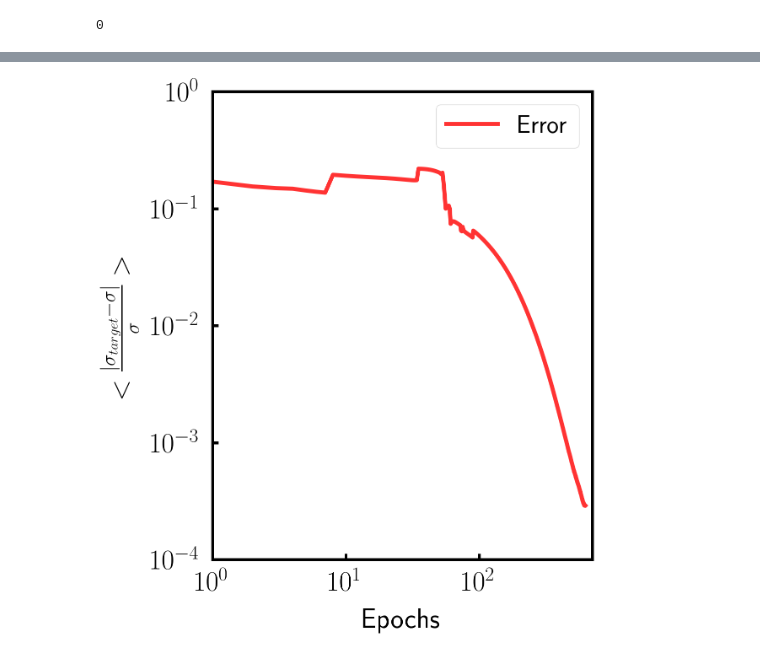
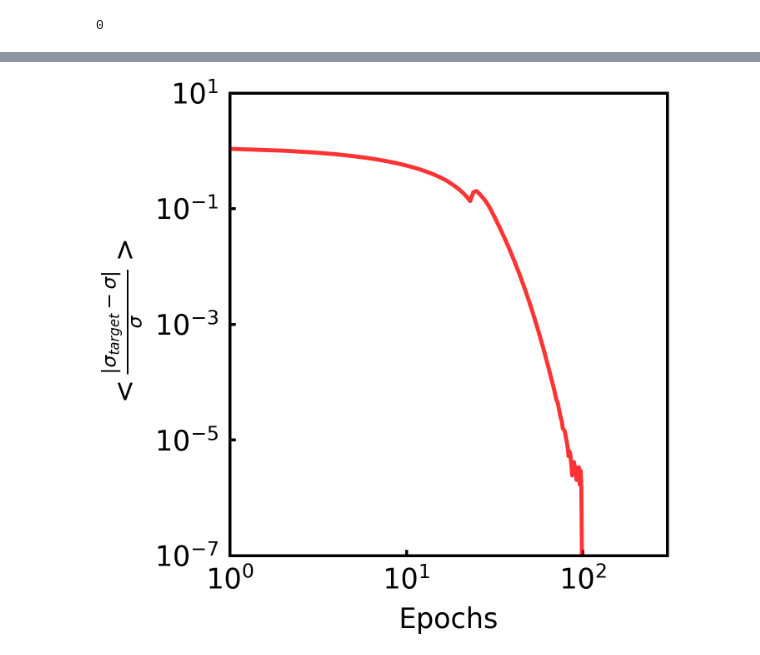
Before and after one commit to ZhangTao-SJTU/tvm, a Jupyter notebook: plot.ipynb, the cells around one changed output, grey strips where cells are left out. Cells and saved outputs as stored; diff of their text form; code cells hidden in the pictures.

```diff
--- a/plot.ipynb
+++ b/plot.ipynb
@@ -219,7 +210,7 @@ import numpy as np
 import pandas as pd
 import os
 
-dir = "tests/6_5.0/"
+dir = "test_decrease_fail/"
 os.makedirs(dir + "animation_assets/", exist_ok=True)
 
 input_file = "init_config.txt".format(iter)
@@ -227,11 +218,13 @@ sample = PeriodicTissue.from_config(dir,input_file)
 stresses = [calculate_max_shear_stress(sample,cellID) for cellID in sample.cells_]
 df = pd.read_csv("{}initial_stress.csv".format(dir))
 colors = ["cyan","blue","purple","green"]
+colors = ["blue"]
+
 df_target= pd.read_csv("{}0000.stresses.csv".format(dir))
 target_stress = df_target["Target"].to_numpy()[0]
 plotter = manuscriptPlots.plot()
-plotter.set_ylim(0,7)
-plotter.set_xlim(0,0.75)
+plotter.set_ylim(0,30)
+plotter.set_xlim(0,0.5)
 plotter.set_xlabel(r"$\sigma_{shear}$")
 plotter.set_xticks([0.25*i for i in range(10)])
 plotter.set_yticks([5*i for i in range(1,10)])
@@ -244,14 +237,14 @@ plotter.initialize_figure()
 # plotter.plot_xy(epochs,errors,label = "Error", color= "red",alpha = 0.8)
 # # plotter.plot_xy_errorbar([i for i in range(len(costs))],costs, err, label = r"$\sigma_{trained}<\sigma_{initial}$", color= "red",alpha = 0.8)
 plotter.histogram_from_array(stresses,bins = 40,alpha = 0.4)
-for i,stress in enumerate(df["Stress"].to_numpy()):
+for i,stress in enumerate(df["Current"].to_numpy()):
     plotter.ax.vlines(stress, ymin = 0, ymax = 5,linestyles= "--", color = colors[i],alpha = 0.75)
 plotter.ax.vlines(target_stress, ymin = 0, ymax = 6.5,linestyles= "-", color = "red",alpha = 1,label = r"$\sigma_{(target)}$")
 plotter.ax.legend()
 plotter.save_fig(dir+"animation_assets/"+"0000.stress.jpg")
 
-for iter in [20*i-1 for i in range(1,1216)]:
-for iter in range(1215,1216):
+# for iter in [10*i-1 for i in range(1,23)]:
+for iter in range(229,230):
 
     input_file = "{:04d}.bulk.txt".format(iter)
     sample = PeriodicTissue.from_config(dir,input_file)
@@ -261,8 +254,8 @@ for iter in range(1215,1216):
     df = pd.read_csv("{}{:04d}.stresses.csv".format(dir,iter))
 
     plotter = manuscriptPlots.plot()
-    plotter.set_ylim(0,7)
-    plotter.set_xlim(0,0.75)
+    plotter.set_ylim(0,30)
+    plotter.set_xlim(0,0.5)
     # plotter.set_title(" p = {:.2f}".format(p))
     plotter.set_xlabel(r"$\sigma_{shear}$")
     # plotter.set_ylabel(r"$<\frac{|\sigma_{target}-\sigma|}{\sigma}>$")
@@ -291,7 +285,7 @@ import os
 from PIL import Image, ImageDraw
 
 # Path to your folder
-folder = "tests/6_5.0_4_cells/animation_assets/"
+folder = "test_decrease_fail/animation_assets/"
 
 # Get sorted list of jpgs (assuming format 0000.stress.jpg ... 1000.stress.jpg)
 files = sorted([f for f in os.listdir(folder) if f.endswith(".jpg")])
@@ -344,8 +338,8 @@ for i, filename in enumerate(files):
 
 
 # Save gif
-frames[0].save("animation_50.gif",
+frames[0].save("test_decrease_fail/graphs/stress_hist.gif",
                save_all=True,
                append_images=frames[1:],
-               duration=50,   # ms per frame
+               duration=500,   # ms per frame
                loop=0)         # loop forever
@@ -389,21 +377,19 @@ from scripts.data_processing import download
 import numpy as np
 import pandas as pd
 import os
+import matplotlib.pyplot as plt
 
-dir = "tests/6_5.0/"
+dir = "test_increase/"
 os.makedirs(dir+"graphs/", exist_ok=True)
 write_average_error(dir)
 
 input_file = "{}errors.txt".format(dir)
 plotter = manuscriptPlots.plot()
-plotter.width=0.6
+# plotter.width=0.6
 # plotter.height=0.7
 
-plotter.set_ylim(1e-4,1)
-
-plotter.set_xlim(1,700)
-
-# plotter.set_title(" p = {:.2f}".format(p))
+plotter.set_ylim(1e-7,10)
+plotter.set_xlim(1,300)
 plotter.set_xlabel("Epochs")
 plotter.set_ylabel(r"$<\frac{|\sigma_{target}-\sigma|}{\sigma}>$")
 # plotter.set_ylabel(r"$<\sum_{cells}{|s_{0,cell}^{(A)}-s_{0,cell}^{(B)}|}>$")
@@ -415,45 +401,46 @@ plotter.set_yScaled()
 plotter.initialize_figure()
 plotter.ax.set_xscale("log")
 plotter.ax.set_yscale("log")
-errors = np.loadtxt(dir+ "errors.txt")
-epochs = [i+1 for i in range(len(errors))]
+errors = np.loadtxt(input_file)
+epochs = [i for i in range(len(errors))]
 plotter.plot_xy(epochs,errors, label= "Error", color= "red",alpha = 0.8)
+plotter.save_fig("{}graphs/error.jpg".format(dir))
 # plotter.plot_xy_errorbar([i for i in range(len(costs))],costs, err, label = r"$\sigma_{trained}<\sigma_{initial}$", color= "red",alpha = 0.8)
 
 # overlaps = np.loadtxt(dir+ "overlaps.txt")
 # plotter.ax2 = plotter.ax.twinx()
 # plotter.ax2.set_position([plotter.leftMargin, plotter.bottomMargin, plotter.width, plotter.height])
 # # plotter.ax2.set_xlim(0.5,1)
 # plotter.ax2.plot(epochs, overlaps, color="blue",alpha =0.6, label = "Overlap")
 # plotter.ax2.set_ylabel( r"$Q$")
-plotter.ax.legend(loc = "upper right")
+# plotter.ax.legend(loc = "upper right")
 # plotter.ax2.legend(loc = "upper right")
 
-plotter.save_fig(dir+"graphs/error.jpg")
+# plotter.save_fig(dir+"graphs/error.jpg")
 
 # df = pd.read_csv("../tvm-fire/sp_5_cell_increase/costs.csv")
 # costs = df["mean"].to_numpy()
 # err = df["sem"].to_numpy()
 # plotter.plot_xy_errorbar([i for i in range(len(costs))],costs, err, label = r"$\sigma_{trained}>\sigma_{initial}$", color= "blue",alpha = 0.8)
 
 # df = pd.read_csv("../tvm-fire/mp_2_cells/patternA_costs.csv")
 # costs = df["mean"].to_numpy()
 # err = df["sem"].to_numpy()
 # plotter.plot_xy_errorbar([i for i in range(len(costs))],costs, err, label = "Pattern A", color= "red",alpha = 0.6)
 
 # df = pd.read_csv("../tvm-fire/mp_2_cells/patternB_costs.csv")
 # costs = df["mean"].to_numpy()
 # err = df["sem"].to_numpy()
 # plotter.plot_xy_errorbar([i for i in range(len(costs))],costs, err, label = "Pattern B", color= "blue",alpha = 0.6)
 
 # df = pd.read_csv("../tvm-fire/mp_2_cells/distances.csv")
 # costs = df["mean"].to_numpy()
 # err = df["sem"].to_numpy()
 # plotter.plot_xy_errorbar([i for i in range(len(costs))],costs, err, label = "_Pattern A", color= "black",alpha = 0.6)
 
 # plotter.save_fig("/Users/shabeebameen/Projects/tvm-fire/mp_2_cells_distances.jpg")
 # %% [output]
-[figure, old version]
+[figure, new version]
 # %%
 from toolbox import manuscriptPlots
 from scripts.data_processing import write_average_error
```
Also changed, not shown: parts of 9 cells of this notebook, 6 other files.
